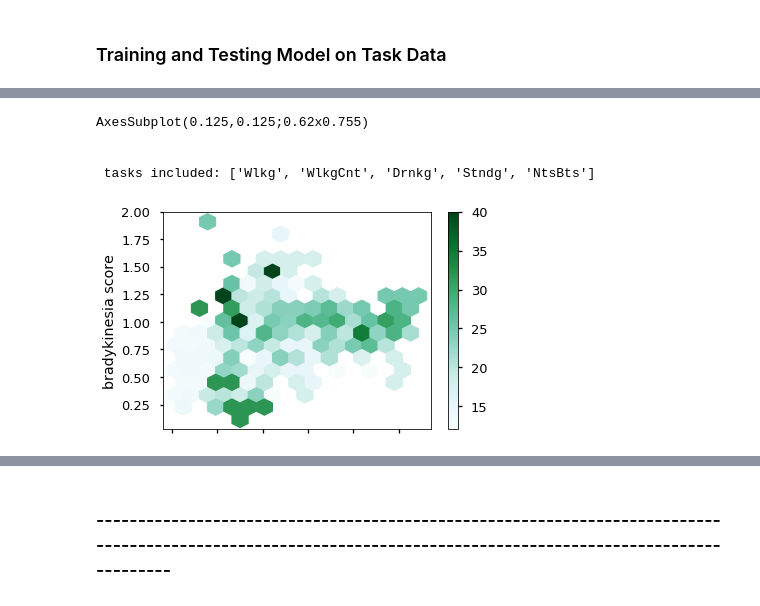
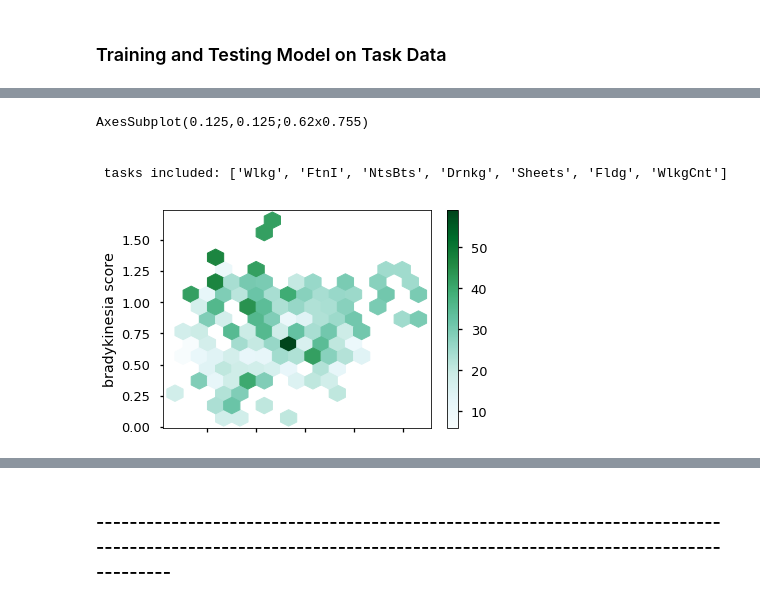
Before and after one commit to nshawen/CIS-PD_Curation, a Jupyter notebook: RandomForestNotebook (1).ipynb, the cells around one changed output, grey strips where cells are left out. Drawn from its saved outputs; the diff is of its cells as text; code cells hidden in the pictures.

```diff
--- a/RandomForestNotebook (1).ipynb
+++ b/RandomForestNotebook (1).ipynb
@@ -720,10 +655,16 @@ summary_info['FormDate'] = pd.to_datetime(summary_info['FormDate'])
 for file in home_feature_files:
     user = int(file[14:20])
     date = dt.datetime.strptime(file[21:31], "%Y-%m-%d")
-    trial = int(file[21:22])
+    MDS_score = float('nan')
     try:
-        MDS_score = int(summary_info.loc[(summary_info.trial == trial) & (summary_info["6_digit_id"] == user), 'MDS_score'])
+        MDS_score = summary_info.loc[(summary_info.FormDate == date) & (summary_info["6_digit_id"] == user), 'MDS_score']
+        if(len(MDS_score.index.values) > 1):
+            MDS_score = float('nan') #int(summary_info.loc[(summary_info.FormDate == date) & (summary_info.trial == 2) & (summary_info["6_digit_id"] == user), 'MDS_score'])
+        else:
+            MDS_score = int(MDS_score)
+        print('subject: ' + user.__str__() + ' date: ' + date.__str__() + ' MDS: ' + MDS_score.__str__())
     except:
+        print('subject: ' + user.__str__() + ' date: ' + date.__str__())
         MDS_score = float('Nan')
     Xtest = pd.read_pickle('//FS2.smpp.local//RTO//CIS-PD Study//Home WACC features + Gait//' + file)
     Xtest = Xtest.loc[Xtest.Gait != 0]
@@ -771,8 +730,13 @@ summary_info['FormDate'] = pd.to_datetime(summary_info['FormDate'])
 for file in home_feature_files:
     user = int(file[14:20])
     date = dt.datetime.strptime(file[21:31], "%Y-%m-%d")
+    MDS_score = float('nan')
     try:
-        MDS_score = int(summary_info.loc[(summary_info.FormDate == date) & (summary_info["6_digit_id"] == user), 'MDS_score'])
+        MDS_score = summary_info.loc[(summary_info.FormDate == date) & (summary_info["6_digit_id"] == user)]
+        if(len(MDS_score.index.values) > 1):
+            MDS_score = float('Nan') # int(MDS_score.loc[(MDS_score.trial == 2), 'MDS_score'])
+        else:
+            MDS_score = int(MDS_score['MDS_score'])
     except:
         MDS_score = float('Nan')
     Xtest = pd.read_pickle('//FS2.smpp.local//RTO//CIS-PD Study//Home WACC features + Gait//' + file)
@@ -827,8 +791,13 @@ for file in task_feature_files:
     #if (trial not in [5]):
     #    continue
     # note: scores for repeat-visits on same day may be misleading because of medication differences; are there separate MDS scores for these visits?
+    MDS_score = float('nan')
     try:
-        MDS_score = int(summary_info.loc[(summary_info.trial == trial) & (summary_info["6_digit_id"] == user), 'MDS_score'])
+        # if (trial >= 0 and trial <= 1):
+        #     trial = 0
+        # if (trial >= 2 and trial <=5):
+        #     trial = 2
+        MDS_score = int(summary_info.loc[(summary_info.trial == trial) & (summary_info["6_digit_id"] == s), 'MDS_score'])
     except:
         MDS_score = float('Nan')
     Xtest = pd.read_pickle('//FS2.smpp.local//RTO//CIS-PD Study//MJFF Curation//TaskFeatures//' + file)
@@ -899,8 +868,13 @@ for c in range(5): # train and test five random models
         else:
             date = dt.datetime.strptime(file[7:17], "%Y-%m-%d")
             task = file[18:-6]
-            trial = int(file[7:8])
+            trial = int(file[-5:-4])
+            MDS_score = float('Nan')
             try:
+                # if (trial >= 0 and trial <= 1):
+                #     trial = 0
+                # if (trial >= 2 and trial <=5):
+                #    trial = 2
                 MDS_score = int(summary_info.loc[(summary_info.trial == trial) & (summary_info["6_digit_id"] == s), 'MDS_score'])
             except:
                 MDS_score = float('Nan')
@@ -1005,22 +979,23 @@ plt.show()
 # %%
 """ Only including the tasks that are the strongest correlated with the MDS score, make a hexbin plot of the model's
     predicted bradykinesia score vs the model's predicted Tremor Score where the darkeness of the bin corresponds to
     the MDS_UPDRS score """
 
-df_combined = pd.DataFrame()
-for df in results:
-    df_combined = df_combined.append(df, ignore_index = True)
+if (len(most_correlated_tasks) > 0):
+    df_combined = pd.DataFrame()
+    for df in results:
+        df_combined = df_combined.append(df, ignore_index = True)
 
-df_combined = df_combined.loc[df_combined.task.isin(most_correlated_tasks)]
+    df_combined = df_combined.loc[df_combined.task.isin(most_correlated_tasks)]
 
-print(df_combined.plot.hexbin(x = 'tremor score', y = 'bradykinesia score', C = 'MDS score', reduce_C_function = np.mean, gridsize = 15))
-print("\n\n tasks included: " + most_correlated_tasks.__str__())
+    print(df_combined.plot.hexbin(x = 'tremor score', y = 'bradykinesia score', C = 'MDS score', reduce_C_function = np.mean, gridsize = 15))
+    print("\n\n tasks included: " + most_correlated_tasks.__str__())
 # %% [output]
 AxesSubplot(0.125,0.125;0.62x0.755)
 
 
- tasks included: ['Wlkg', 'WlkgCnt', 'Drnkg', 'Stndg', 'NtsBts']
+ tasks included: ['Wlkg', 'FtnI', 'NtsBts', 'Drnkg', 'Sheets', 'Fldg', 'WlkgCnt']
-[figure, old version]
+[figure, new version]
 # %%
 """ Only including walking and walking while counting tasks, make a hexbin plot of the model's
     predicted bradykinesia score vs the model's predicted Tremor Score where the darkeness of the bin corresponds to
```
Also changed, not shown: parts of 31 cells of this notebook.
